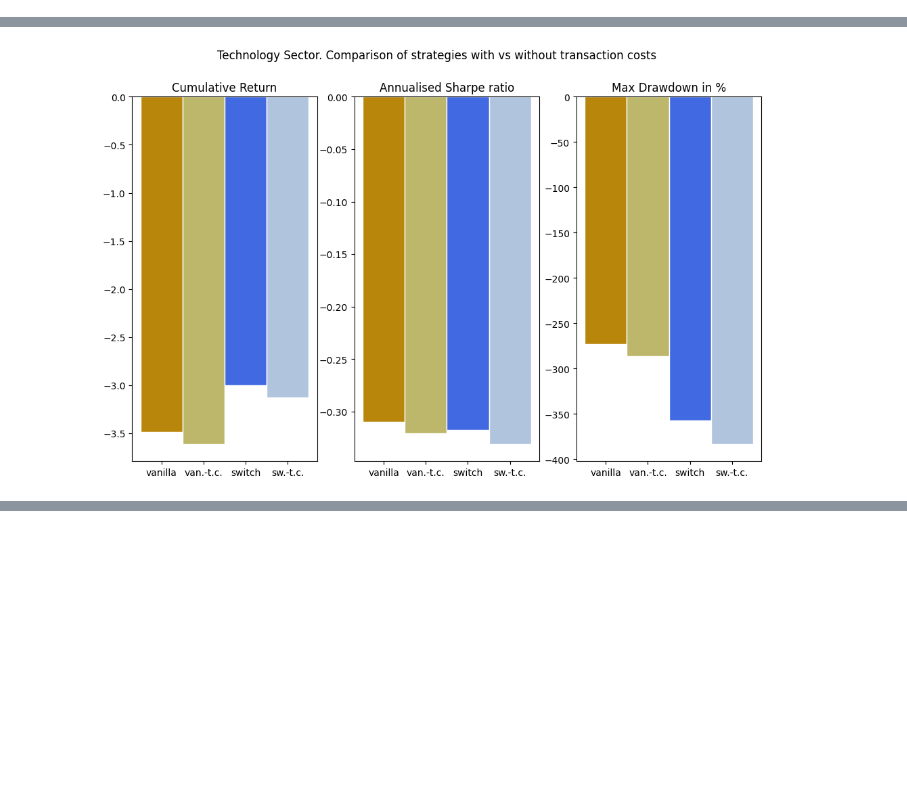
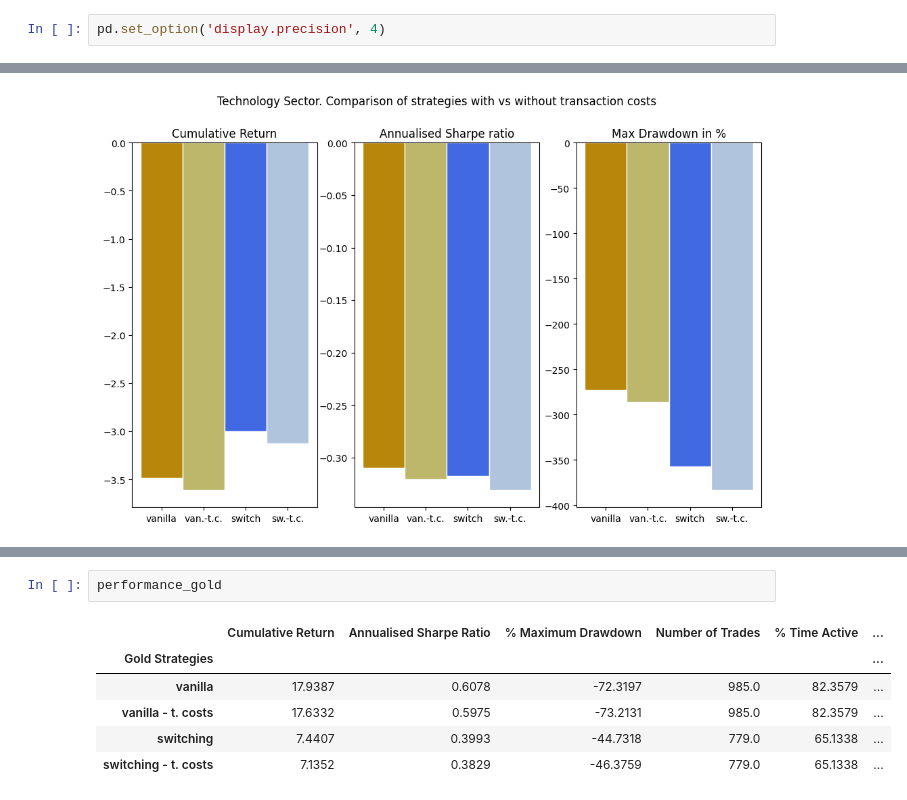
Before and after one commit to George-Creekbed/capstone_review, a Jupyter notebook: step2.ipynb, the cells around one changed output, grey strips where cells are left out. Saved outputs shown, nothing was run; the diff lists cells and outputs as text; blank space fills up the shorter version.

```diff
--- a/step2.ipynb
+++ b/step2.ipynb
@@ -492,6 +492,8 @@ plt.show()
 ## Step 3
 
 ### Backtest both the vanilla and regime-switching strategy over the period 2017-22. Then include a transaction cost of ten basis points, and calculate performance statistics for both strategies.
+# %%
+pd.set_option('display.precision', 4)
 # %% [markdown]
 Since we already run backtesting of both strategies for the three pairs of ETFs in section 2, here we will focus on adding a fixed transaction cost $y = 0.001$ to each trade
 
@@ -1029,0 +1049,9 @@ plt.show()
+# %%
+performance_gold
+# %% [output]
+|  | Cumulative Return | Annualised Sharpe Ratio | % Maximum Drawdown | Number of Trades | % Time Active | ... |
+| Gold Strategies |  |  |  |  |  | ... |
+| vanilla | 17.9387 | 0.6078 | -72.3197 | 985.0 | 82.3579 | ... |
+| vanilla - t. costs | 17.6332 | 0.5975 | -73.2131 | 985.0 | 82.3579 | ... |
+| switching | 7.4407 | 0.3993 | -44.7318 | 779.0 | 65.1338 | ... |
+| switching - t. costs | 7.1352 | 0.3829 | -46.3759 | 779.0 | 65.1338 | ... |
```
Also changed, not shown: parts of 10 cells of this notebook.
